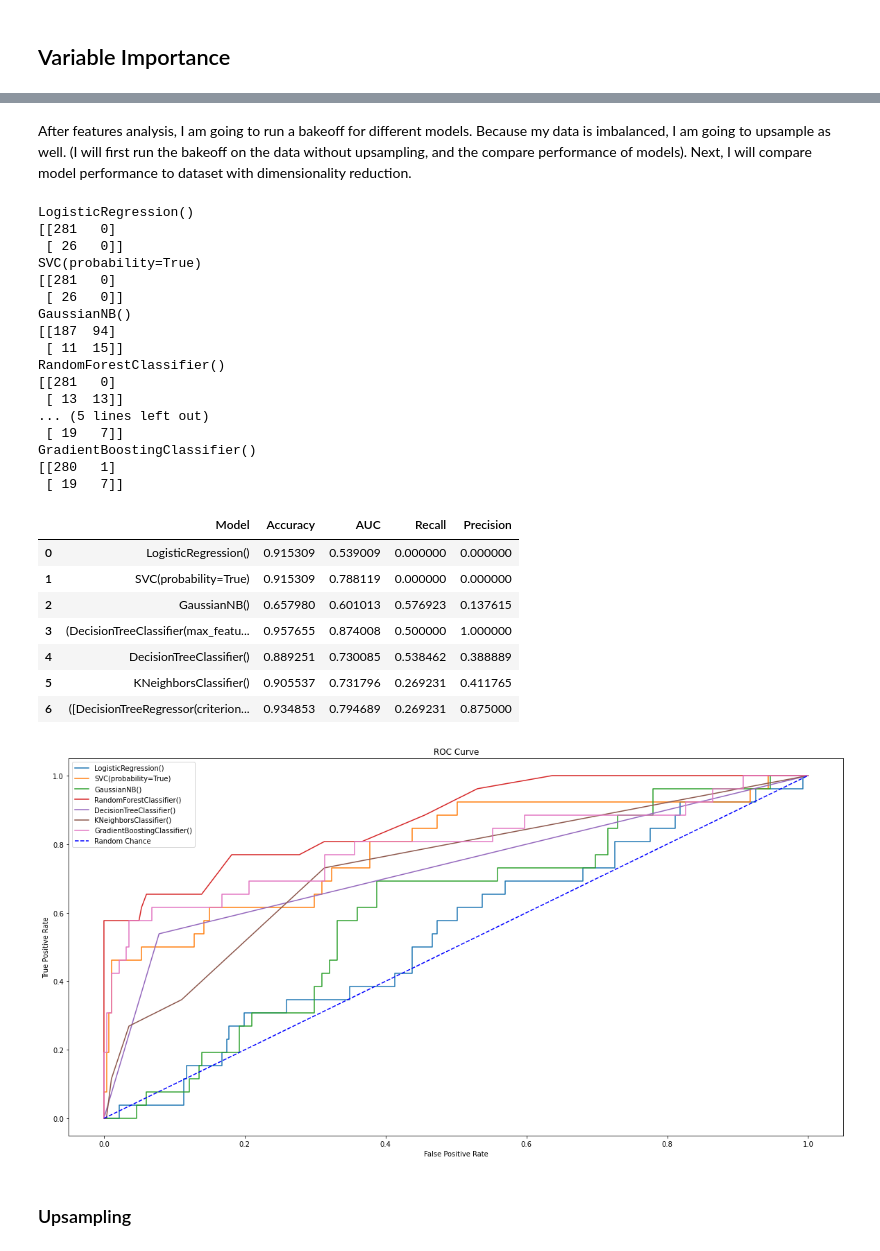
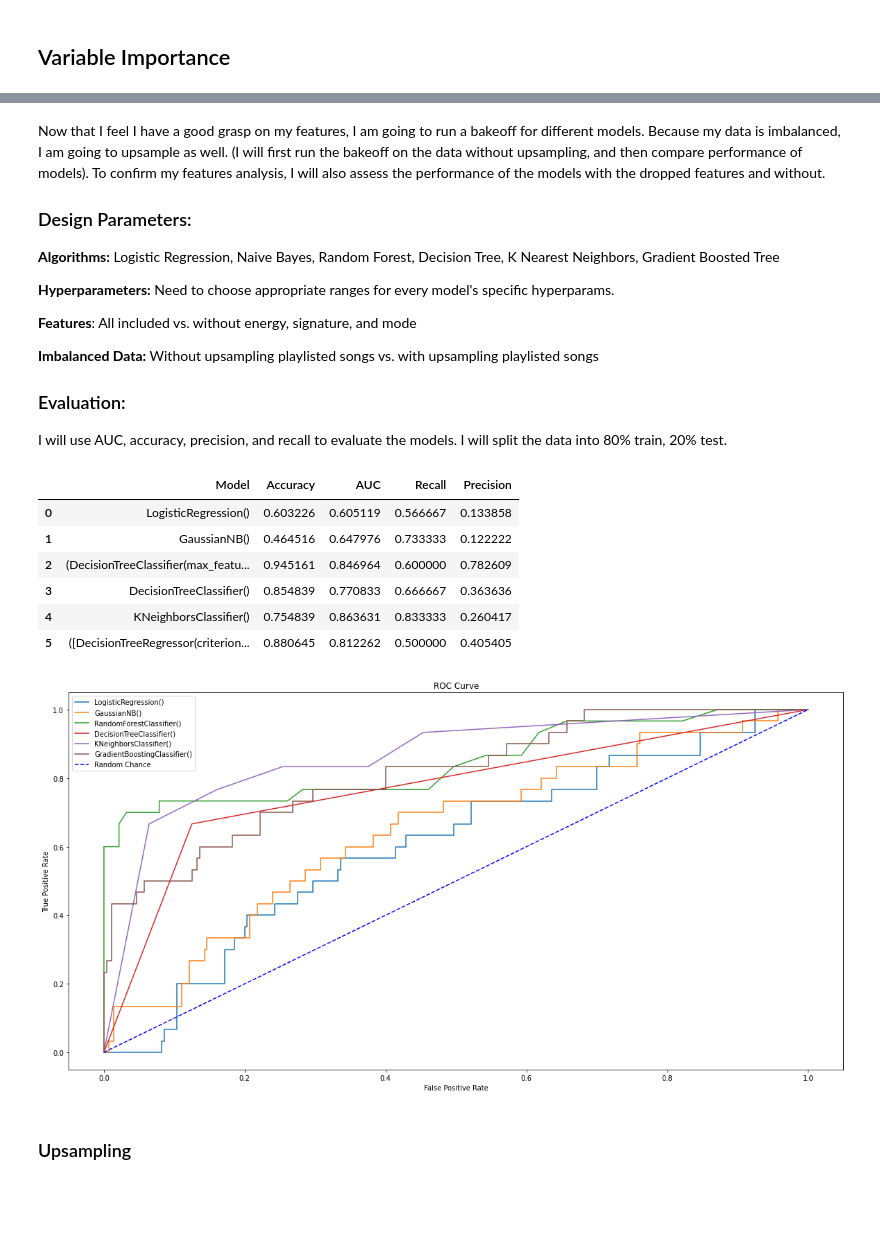
Before and after one commit to harlanhutton/website, a Jupyter notebook: official.ipynb, the cells around one changed output, grey strips where cells are left out. Cells and saved outputs as stored; diff of their text form; code cells hidden in the pictures; blank space fills up the shorter version.

```diff
--- a/official.ipynb
+++ b/official.ipynb
@@ -318,2 +394,0 @@ plt.show();
-# %% [markdown]
-After features analysis, I am going to run a bakeoff for different models. Because my data is imbalanced, I am going to upsample as well. (I will first run the bakeoff on the data without upsampling, and the compare performance of models). Next, I will compare model performance to dataset with dimensionality reduction.
@@ -325,4 +395,20 @@ data_train, data_test = pd.concat([X_train, y_train], axis = 1), pd.concat([X_te
+# %% [markdown]
+Now that I feel I have a good grasp on my features, I am going to run a bakeoff for different models. Because my data is imbalanced, I am going to upsample as well. (I will first run the bakeoff on the data without upsampling, and then compare performance of models). To confirm my features analysis, I will also assess the performance of the models with the dropped features and without.
+
+### Design Parameters:
+
+**Algorithms:** Logistic Regression, Naive Bayes, Random Forest, Decision Tree, K Nearest Neighbors, Gradient Boosted Tree
+
+**Hyperparameters:** Need to choose appropriate ranges for every model's specific hyperparams.
+
+**Features**: All included vs. without energy, signature, and mode
+
+**Imbalanced Data:** Without upsampling playlisted songs vs. with upsampling playlisted songs
+
+### Evaluation:
+I will use AUC, accuracy, precision, and recall to evaluate the models. I will split the data into 80% train, 20% test.
 # %%
+from sklearn.model_selection import *
 from sklearn.linear_model import LogisticRegression
 from sklearn.svm import SVC
 from sklearn.naive_bayes import GaussianNB
@@ -331,9 +417,10 @@ from sklearn.ensemble import RandomForestClassifier
 from sklearn.neighbors import KNeighborsClassifier
 from sklearn.metrics import *
 
-models = [LogisticRegression(),SVC(probability = True), GaussianNB(), RandomForestClassifier(), DecisionTreeClassifier(), KNeighborsClassifier(), GradientBoostingClassifier()]
+models = [LogisticRegression(), GaussianNB(), RandomForestClassifier(), DecisionTreeClassifier(), KNeighborsClassifier(), GradientBoostingClassifier()]
 
-def plot_roc_curve(models, train, test):
+def plot_roc_curve(models, data, dropped, upsampled):
+
     fpr = []
     tpr = []
     auc = []
@@ -341,11 +428,16 @@ def plot_roc_curve(models, train, test):
     recall = []
     precision = []
 
-    X_train = train.drop('Playlisted',1)
-    y_train = train['Playlisted']
+    if dropped == True:
+        data = data.drop(['Sig', 'Mode', 'Energy'],1)
 
-    X_test = test.drop('Playlisted',1)
-    y_test = test['Playlisted']
+    X_train, X_test, y_train, y_test = train_test_split(data.drop('Playlisted',1), data['Playlisted'], test_size=0.2, random_state=42)
+    data_train, data_test = pd.concat([X_train, y_train], axis = 1), pd.concat([X_test,y_test], axis = 1)
+
+    if upsampled == True:
+
+        sm = SMOTE(random_state=12, sampling_strategy = 1.0)
+        X_train, y_train = sm.fit_sample(X_train, y_train)
 
     plt.figure(figsize=(20,10))
 
@@ -364,9 +456,6 @@ def plot_roc_curve(models, train, test):
 
         plt.plot(this_fpr,this_tpr, label = mod)
 
-        print(mod)
-        print(confusion_matrix(y_test, mod.predict(X_test)))
-
     plt.plot([0,1],[0,1], 'b--', label = 'Random Chance')
     plt.title('ROC Curve')
     plt.xlabel('False Positive Rate')
@@ -377,34 +466,16 @@ def plot_roc_curve(models, train, test):
     df['Accuracy'],df['AUC'],df['Recall'],df['Precision'] = acc,auc,recall,precision
 
     return df
-# %%
-plot_roc_curve(models, data_train, data_test)
-# %% [output]
-LogisticRegression()
-[[281   0]
- [ 26   0]]
-SVC(probability=True)
-[[281   0]
- [ 26   0]]
-GaussianNB()
-[[187  94]
- [ 11  15]]
-RandomForestClassifier()
-[[281   0]
- [ 13  13]]
-... (5 lines left out)
- [ 19   7]]
-GradientBoostingClassifier()
-[[280   1]
- [ 19   7]]
-|  | Model | Accuracy | AUC | Recall | Precision |
-| 0 | LogisticRegression() | 0.915309 | 0.539009 | 0.000000 | 0.000000 |
-| 1 | SVC(probability=True) | 0.915309 | 0.788119 | 0.000000 | 0.000000 |
-| 2 | GaussianNB() | 0.657980 | 0.601013 | 0.576923 | 0.137615 |
-| 3 | (DecisionTreeClassifier(max_featu... | 0.957655 | 0.874008 | 0.500000 | 1.000000 |
-| 4 | DecisionTreeClassifier() | 0.889251 | 0.730085 | 0.538462 | 0.388889 |
-| 5 | KNeighborsClassifier() | 0.905537 | 0.731796 | 0.269231 | 0.411765 |
-| 6 | ([DecisionTreeRegressor(criterion... | 0.934853 | 0.794689 | 0.269231 | 0.875000 |
-[figure, removed]
+# %%
+plot_roc_curve(models, data, dropped = True, upsampled = True)
+# %% [output]
+|  | Model | Accuracy | AUC | Recall | Precision |
+| 0 | LogisticRegression() | 0.603226 | 0.605119 | 0.566667 | 0.133858 |
+| 1 | GaussianNB() | 0.464516 | 0.647976 | 0.733333 | 0.122222 |
+| 2 | (DecisionTreeClassifier(max_featu... | 0.945161 | 0.846964 | 0.600000 | 0.782609 |
+| 3 | DecisionTreeClassifier() | 0.854839 | 0.770833 | 0.666667 | 0.363636 |
+| 4 | KNeighborsClassifier() | 0.754839 | 0.863631 | 0.833333 | 0.260417 |
+| 5 | ([DecisionTreeRegressor(criterion... | 0.880645 | 0.812262 | 0.500000 | 0.405405 |
+[figure, added]
 # %% [markdown]
 ### Upsampling
```
Also changed, not shown: parts of 23 cells of this notebook.
